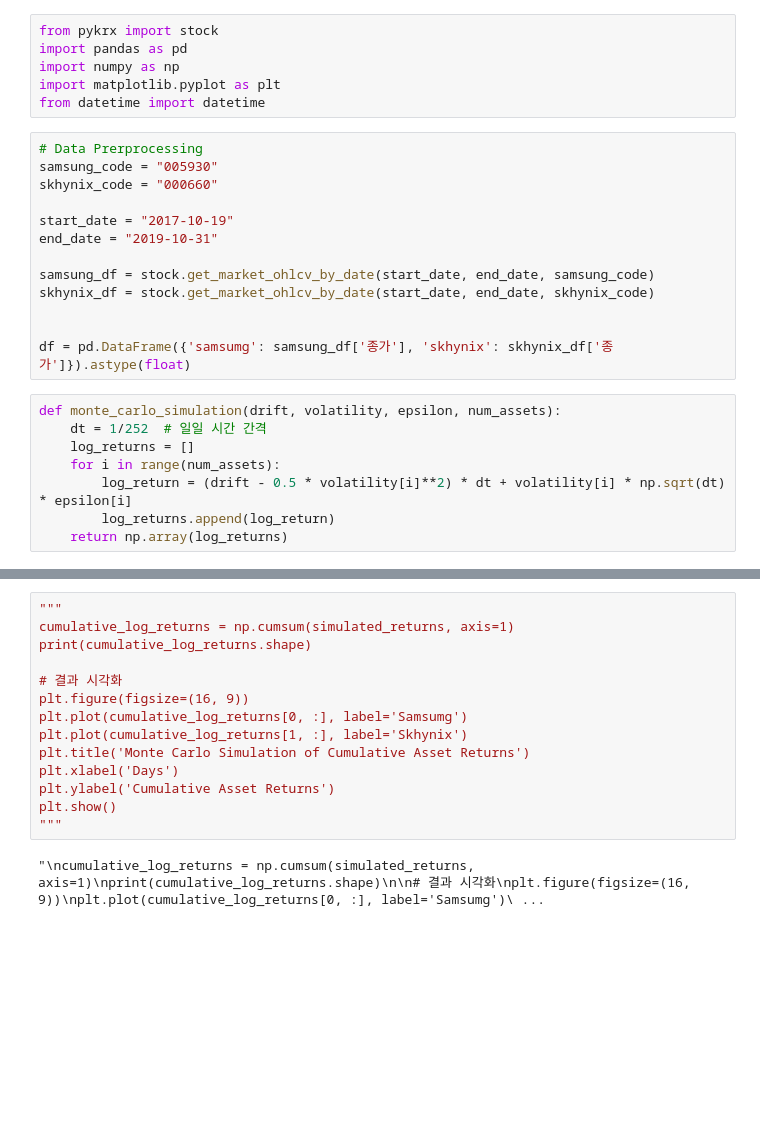
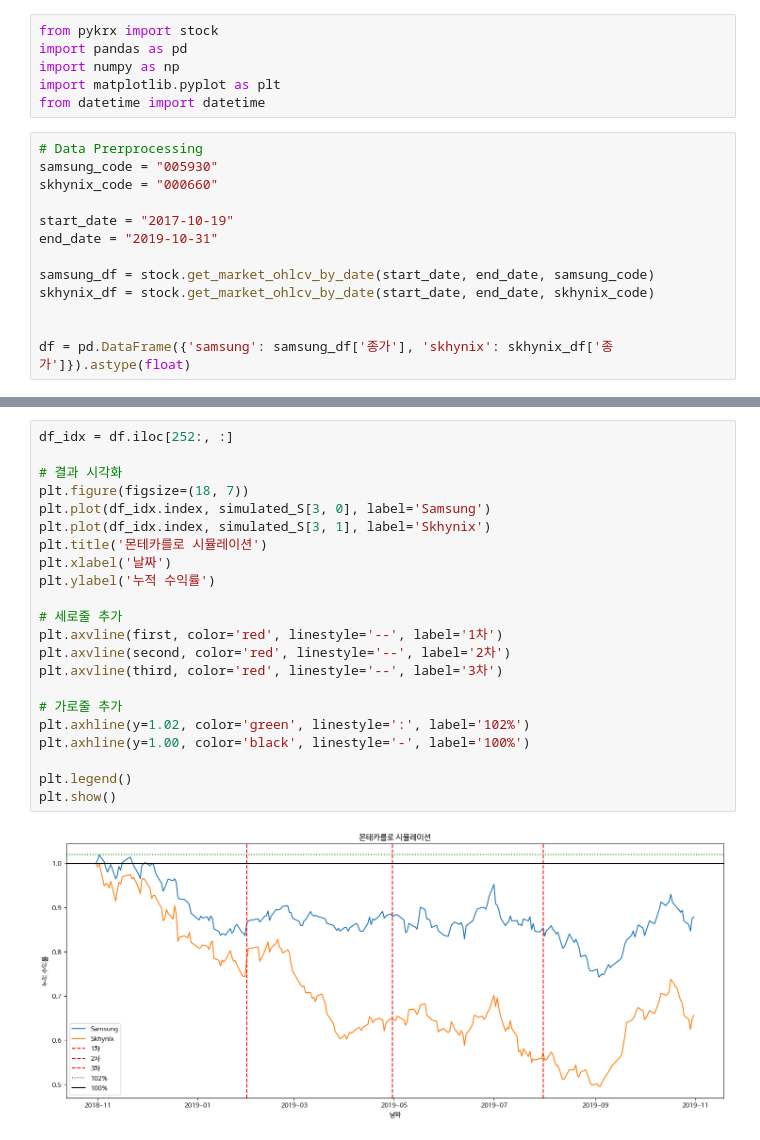
Before and after one commit to wondongee/DeltaHedging, a Jupyter notebook: payoff.ipynb, the cells around one changed output, grey strips where cells are left out. Cells and saved outputs as stored; diff of their text form; blank space fills up the shorter version.

```diff
--- a/payoff.ipynb
+++ b/payoff.ipynb
@@ -16,13 +16,5 @@ samsung_df = stock.get_market_ohlcv_by_date(start_date, end_date, samsung_code)
 skhynix_df = stock.get_market_ohlcv_by_date(start_date, end_date, skhynix_code)
 
 
-df = pd.DataFrame({'samsumg': samsung_df['종가'], 'skhynix': skhynix_df['종가']}).astype(float)
+df = pd.DataFrame({'samsung': samsung_df['종가'], 'skhynix': skhynix_df['종가']}).astype(float)
-# %%
-def monte_carlo_simulation(drift, volatility, epsilon, num_assets):
-    dt = 1/252  # 일일 시간 간격
-    log_returns = []
-    for i in range(num_assets):
-        log_return = (drift - 0.5 * volatility[i]**2) * dt + volatility[i] * np.sqrt(dt) * epsilon[i]
-        log_returns.append(log_return)
-    return np.array(log_returns)
 # %%
@@ -184,16 +182,24 @@ Asset 2
-# %%
-"""
-cumulative_log_returns = np.cumsum(simulated_returns, axis=1)
-print(cumulative_log_returns.shape)
-
-# 결과 시각화
-plt.figure(figsize=(16, 9))
-plt.plot(cumulative_log_returns[0, :], label='Samsumg')
-plt.plot(cumulative_log_returns[1, :], label='Skhynix')
-plt.title('Monte Carlo Simulation of Cumulative Asset Returns')
-plt.xlabel('Days')
-plt.ylabel('Cumulative Asset Returns')
-plt.show()
-"""
-# %% [output]
-"\ncumulative_log_returns = np.cumsum(simulated_returns, axis=1)\nprint(cumulative_log_returns.shape)\n\n# 결과 시각화\nplt.figure(figsize=(16, 9))\nplt.plot(cumulative_log_returns[0, :], label='Samsumg')\ ...
+# %%
+df_idx = df.iloc[252:, :]
+
+# 결과 시각화
+plt.figure(figsize=(18, 7))
+plt.plot(df_idx.index, simulated_S[3, 0], label='Samsung')
+plt.plot(df_idx.index, simulated_S[3, 1], label='Skhynix')
+plt.title('몬테카를로 시뮬레이션')
+plt.xlabel('날짜')
+plt.ylabel('누적 수익률')
+
+# 세로줄 추가
+plt.axvline(first, color='red', linestyle='--', label='1차')
+plt.axvline(second, color='red', linestyle='--', label='2차')
+plt.axvline(third, color='red', linestyle='--', label='3차')
+
+# 가로줄 추가
+plt.axhline(y=1.02, color='green', linestyle=':', label='102%')
+plt.axhline(y=1.00, color='black', linestyle='-', label='100%')
+
+plt.legend()
+plt.show()
+# %% [output]
+[figure, added]
```
Also changed, not shown: parts of 4 cells of this notebook.
